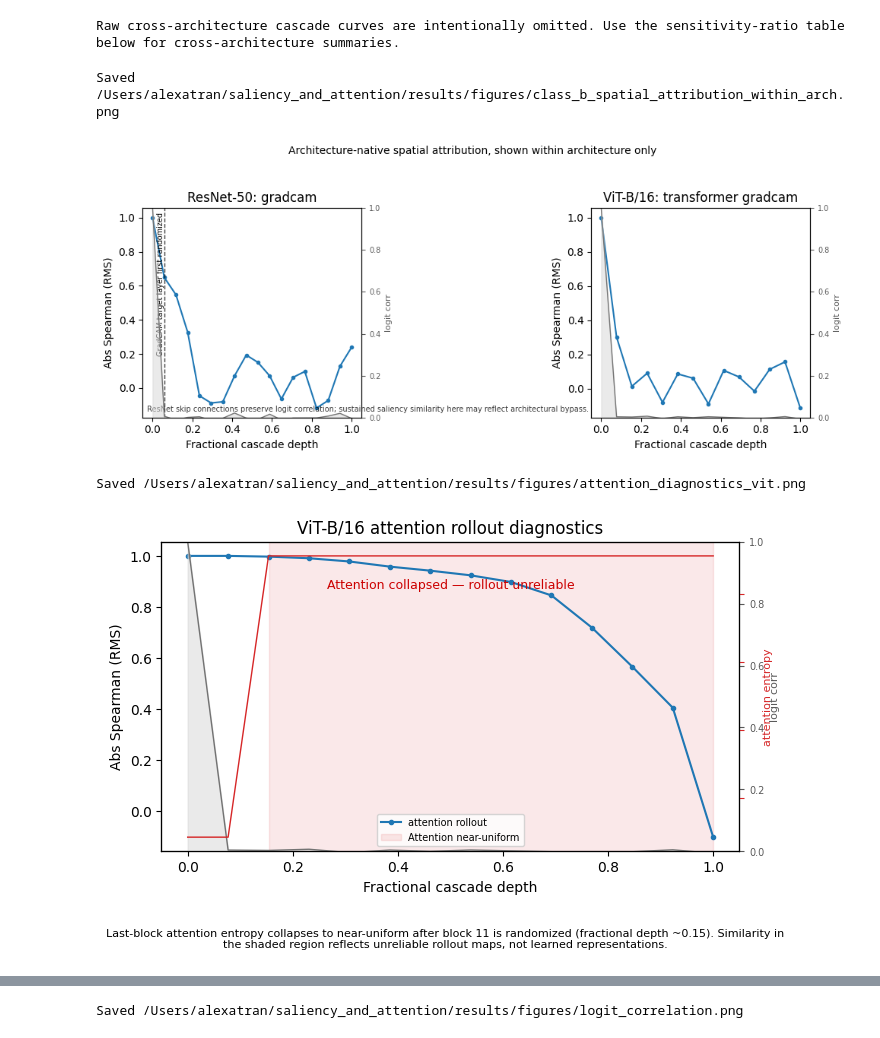
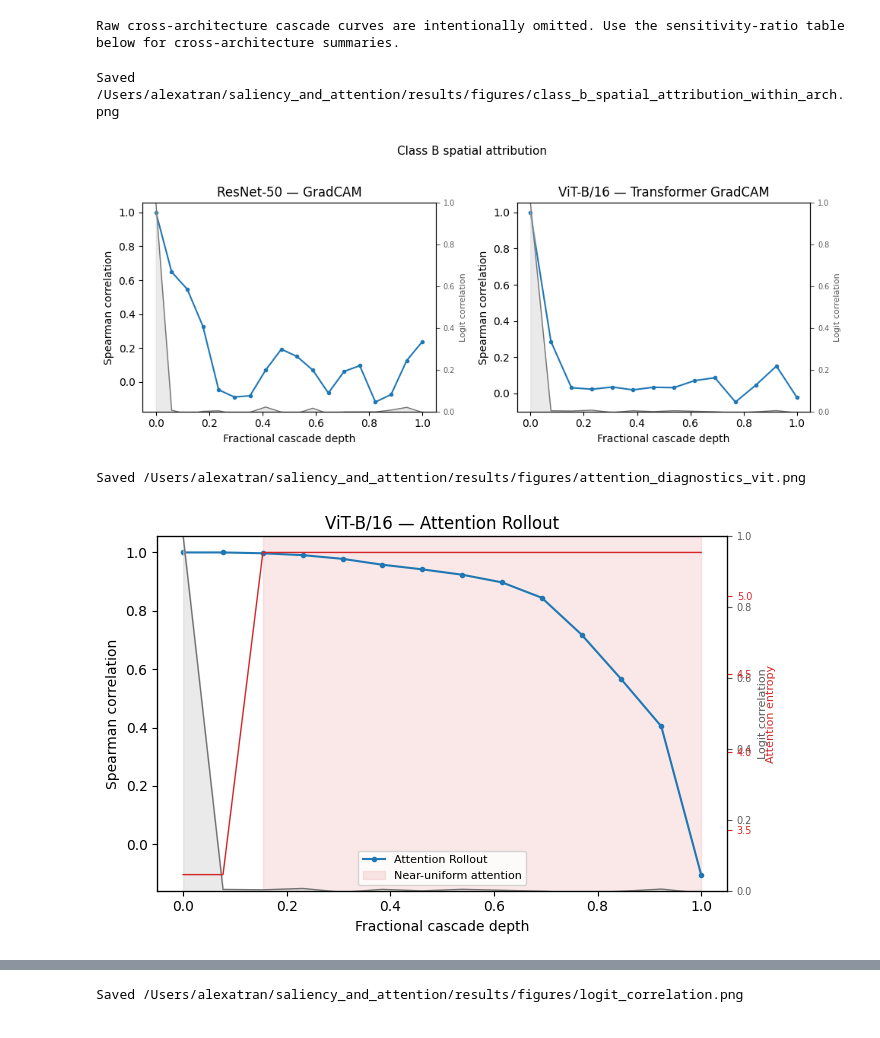
Before and after one commit to tranalexa/saliency_and_attention, a Jupyter notebook: notebooks/notebook_analysis.ipynb, the cells around one changed output, grey strips where cells are left out. Cells and saved outputs as stored; diff of their text form; code cells hidden in the pictures.

```diff
--- a/notebooks/notebook_analysis.ipynb
+++ b/notebooks/notebook_analysis.ipynb
@@ -100,6 +101,9 @@ def _fraction_x(n_depths):
 def _metric_suffix(method, metric="spearman"):
     if metric == "spearman":
         return PRIMARY_SPEARMAN.get(method, DEFAULT_PRIMARY_SPEARMAN)
+    if metric == "ssim_abs_rms":
+        return "ssim_abs_rms_mean"
+    # metric == "ssim": signed RMS for IG/input_grad, |.| RMS for other methods
     if method in ("ig", "input_grad"):
         return "ssim_rms_mean"
     return "ssim_abs_rms_mean"
@@ -148,13 +152,7 @@ def _show_fig(fig, out_path=None, dpi=150):
 
 
 def _apply_arch_overlays(ax, arch, order, x):
-    add_logit_corr_band(ax, RESULTS_ROOT, arch, x_values=x)
-    if arch == "resnet50":
-        add_resnet_gradcam_target_marker(ax, order, x_values=x)
-
-
-def _method_label(method):
-    return method.replace("_", " ")
+    add_logit_corr_band(ax, RESULTS_ROOT, arch, x_values=x, annotate_resnet_skip=False)
 
 
 def _layer_label(order, depth):
@@ -232,7 +230,7 @@ def build_cascade_curve_table(arch, metric="spearman", methods=None):
                 {
                     "depth": depth,
                     "layer": _layer_label(order, depth),
-                    "method": _method_label(method),
+                    "method": method_display_name(method),
                     "value": _fmt_value(float(m), float(s)),
                 }
             )
@@ -247,7 +245,7 @@ def display_cascade_curve_tables(metric="spearman", methods=None, title_suffix="
         suffix = (" " + title_suffix) if title_suffix else ""
         _display_table(
             table,
-            "%s cascade %s%s" % (cfg["title"], metric, suffix),
+            "%s cascade %s%s" % (cfg["title"], METRIC_TABLE_TITLES.get(metric, metric), suffix),
             csv_name="table_within_arch_%s_%s.csv" % (arch_key, metric),
             columns=columns,
         )
@@ -359,7 +357,7 @@ def build_occlusion_faithfulness_table(patch_fraction=0.20):
                 rows.append(
                     {
                         "architecture": cfg["title"],
-                        "method": _method_label(method),
+                        "method": method_display_name(method),
                         "step": int(step),
                         "value": _fmt_value(float(m), float(s)),
                     }
@@ -376,7 +374,7 @@ def build_occlusion_auc_table():
         rows.append(
             {
                 "architecture": row["architecture"],
-                "method": _method_label(row["method"]),
+                "method": method_display_name(row["method"]),
                 "patch_fraction": ("%.2f" % float(row["patch_fraction"])),
                 "n_tiles": row.get("n_tiles", ""),
                 "n_occluded": row.get("n_occluded", ""),
@@ -486,73 +534,48 @@ def plot_class_b_spatial_attribution():
             ax.set_title("%s (missing)" % ARCHS[arch]["title"])
             continue
         x = _fraction_x(len(mean))
-        _plot_curve_with_band(ax, x, mean, std, _method_label(method))
+        _plot_curve_with_band(ax, x, mean, std, method_display_name(method))
         _apply_arch_overlays(ax, arch, order, x)
-        if arch == "vit":
-            add_gradcam_unreliable_overlay(ax, RESULTS_ROOT / arch, x_values=x)
-        ax.set_title("%s: %s" % (ARCHS[arch]["title"], _method_label(method)))
+        ax.set_title("%s — %s" % (ARCHS[arch]["title"], method_display_name(method)))
         ax.set_xlabel("Fractional cascade depth")
-        ax.set_ylabel("Abs Spearman (RMS)")
-    fig.suptitle(
-        "Architecture-native spatial attribution, shown within architecture only",
-        y=1.04,
-        fontsize=10,
-    )
+        ax.set_ylabel(METRIC_AXIS_LABELS["spearman"])
+    fig.suptitle("Class B spatial attribution", y=1.02, fontsize=11)
     fig.tight_layout()
     _show_fig(fig, FIGURES_DIR / "class_b_spatial_attribution_within_arch.png")
 
 
 def plot_transformer_attention_diagnostics():
     arch = "vit"
     method = "attention_rollout"
     mean, std = _mean_std_curve(arch, method, metric="spearman")
     if mean is None:
         print("Skip ViT attention rollout diagnostics: curves missing")
         return
     fig, ax = plt.subplots(figsize=(7, 4.5))
     x_values = _fraction_x(len(mean))
-    _plot_curve_with_band(ax, x_values, mean, std, _method_label(method))
-    add_logit_corr_band(ax, RESULTS_ROOT, arch, x_values=x_values)
+    _plot_curve_with_band(ax, x_values, mean, std, method_display_name(method))
+    add_logit_corr_band(
+        ax, RESULTS_ROOT, arch, x_values=x_values, annotate_resnet_skip=False
+    )
     ax2 = add_attention_rollout_entropy_overlay(
         ax, RESULTS_ROOT / arch, num_patches=196, x_values=x_values
     )
     if ax2 is not None:
-        ax2.set_ylabel("attention entropy", color="tab:red", fontsize=8, labelpad=10)
-        ax2.set_yticklabels([])
-        ax.text(
-            0.5,
-            0.85,
-            "Attention collapsed — rollout unreliable",
-            transform=ax.transAxes,
-            fontsize=9,
-            color="#cc0000",
-            ha="center",
-        )
-    ax.set_title("%s attention rollout diagnostics" % ARCHS[arch]["title"])
+        ax2.set_ylabel("Attention entropy", color="tab:red", fontsize=8, labelpad=10)
+    ax.set_title("%s — Attention Rollout" % ARCHS[arch]["title"])
     ax.set_xlabel("Fractional cascade depth")
-    ax.set_ylabel("Abs Spearman (RMS)")
-    ax.legend(fontsize=7)
-    fig.text(
-        0.5,
-        0.01,
-        "Last-block attention entropy collapses to near-uniform after block 11 is randomized "
-        "(fractional depth ~0.15). Similarity in the shaded region reflects unreliable "
-        "rollout maps, not learned representations.",
-        ha="center",
-        va="bottom",
-        fontsize=8,
-        wrap=True,
-    )
-    fig.tight_layout(rect=(0, 0.10, 1, 1))
+    ax.set_ylabel(METRIC_AXIS_LABELS["spearman"])
+    ax.legend(fontsize=8, loc="best")
+    fig.tight_layout()
     _show_fig(fig, FIGURES_DIR / "attention_diagnostics_vit.png")
 
 plot_class_b_spatial_attribution()
 plot_transformer_attention_diagnostics()
 # %% [output]
 Saved /Users/alexatran/saliency_and_attention/results/figures/class_b_spatial_attribution_within_arch.png
-[figure, old version]
+[figure, new version]
 Saved /Users/alexatran/saliency_and_attention/results/figures/attention_diagnostics_vit.png
-[figure, old version]
+[figure, new version]
 # %%
 display(Markdown("### Class B / attention diagnostics tables"))
 for arch, method in CLASS_B_SPATIAL.items():
```
Also changed, not shown: parts of 10 cells of this notebook, 5 other files.
